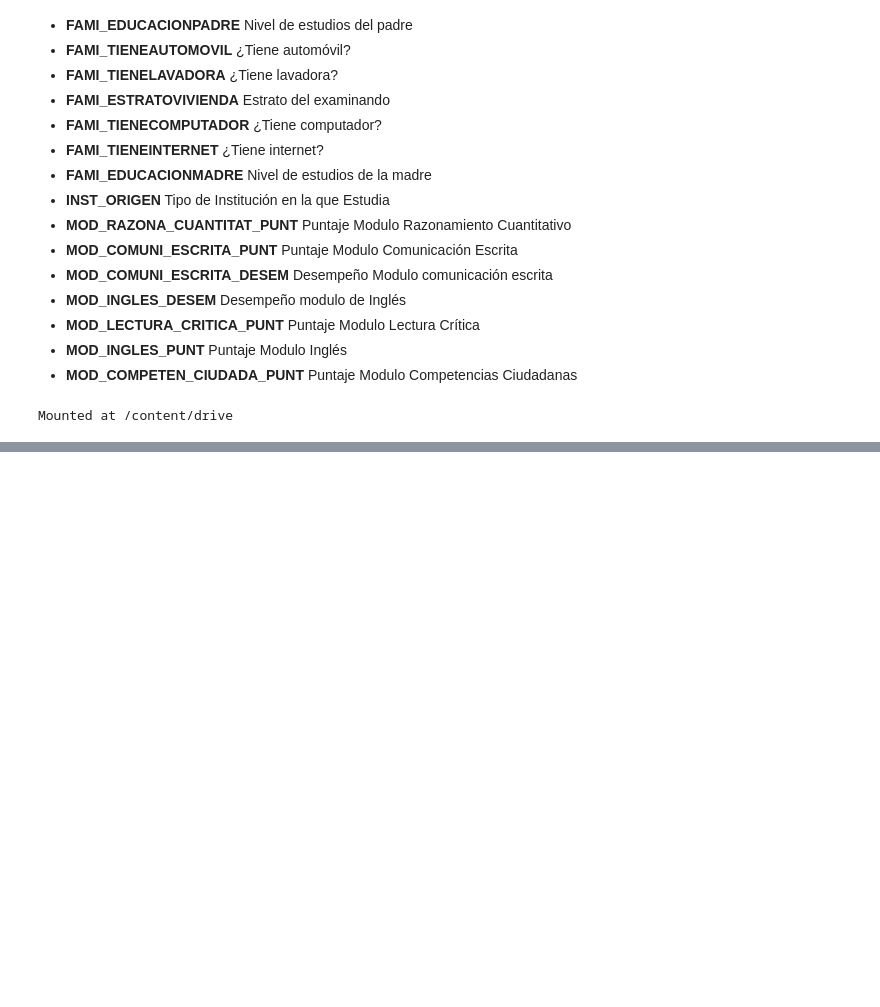
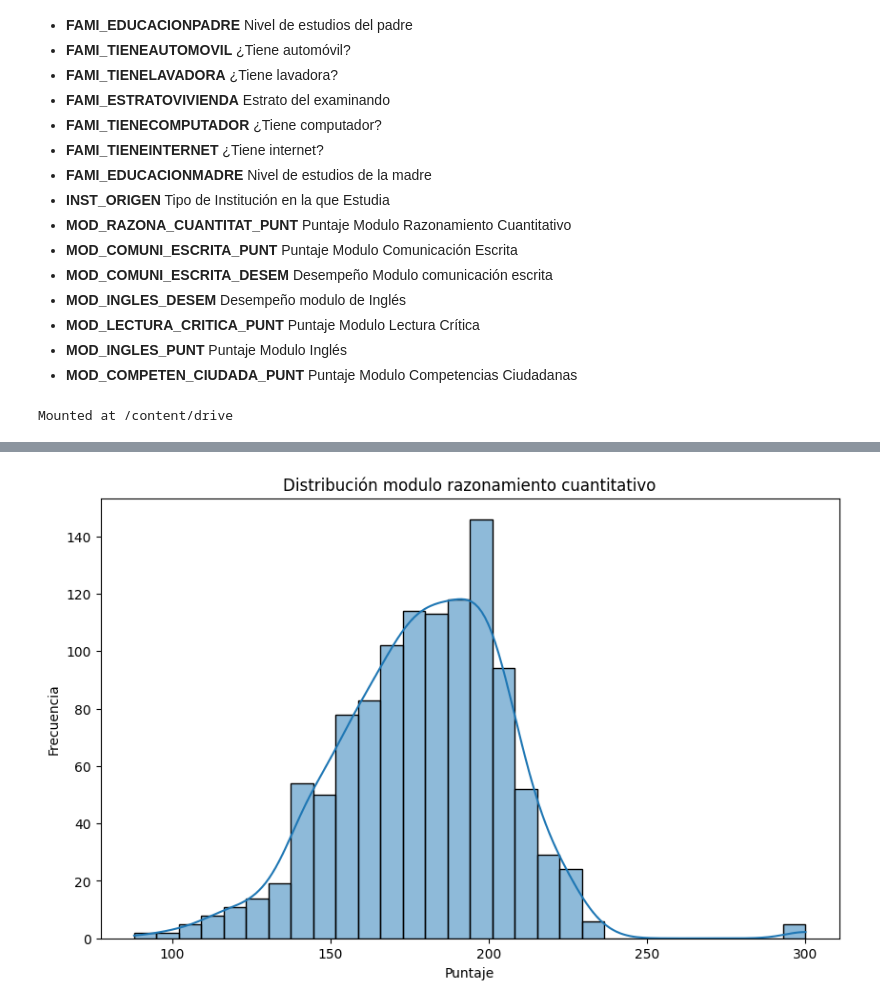
Before and after one commit to jhyela/pregunta-SMART, a Jupyter notebook: analisis_univariado.ipynb, the cells around one changed output, grey strips where cells are left out. Saved outputs shown, nothing was run; the diff lists cells and outputs as text; code cells hidden in the pictures; blank space fills up the shorter version.

```diff
--- a/analisis_univariado.ipynb
+++ b/analisis_univariado.ipynb
@@ -89,0 +150,10 @@ datos.describe()
+# %%
+# Histograma de la distribución del puntaje del modulo de razonamiento cuantitativo
+plt.figure(figsize=(10, 6))
+sns.histplot(datos['MOD_RAZONA_CUANTITAT_PUNT'], kde=True, bins=30)
+plt.title('Distribución modulo razonamiento cuantitativo')
+plt.xlabel('Puntaje')
+plt.ylabel('Frecuencia')
+plt.show()
+# %% [output]
+[figure, added]
```
Also changed, not shown: parts of 22 cells of this notebook.
